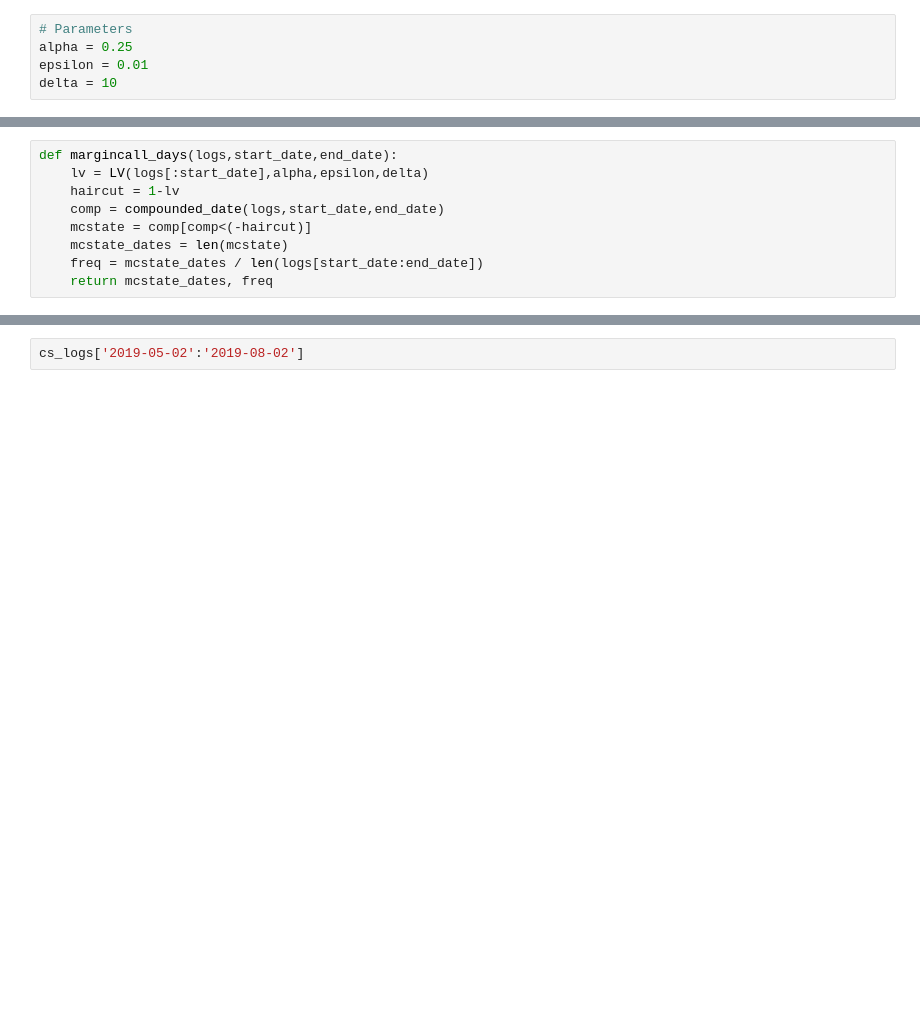
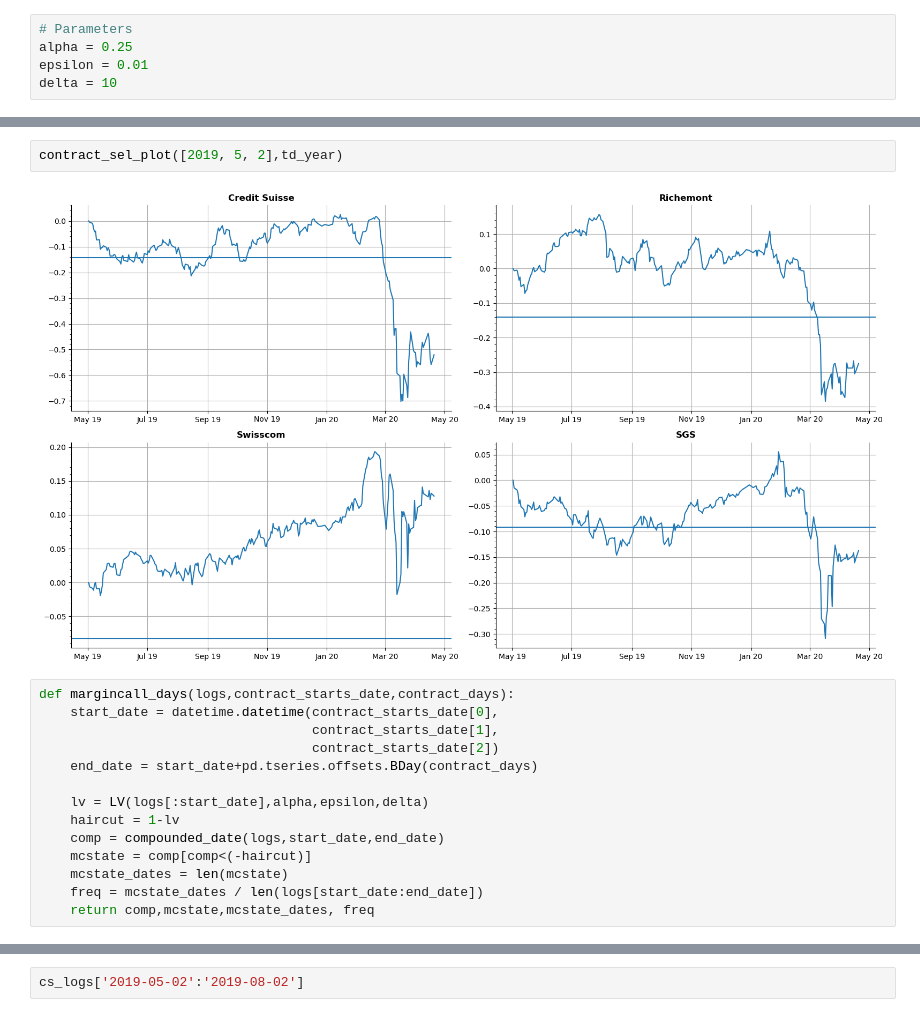
Before and after one commit to hmrug/lombard_modeling, a Jupyter notebook: temp/Stats_and_Model.ipynb, the cells around one changed output, grey strips where cells are left out. Cells and saved outputs as stored; diff of their text form; blank space fills up the shorter version.

```diff
--- a/Stats_and_Model.ipynb
+++ b/temp/Stats_and_Model.ipynb
@@ -570,9 +596,18 @@ ax.yaxis.set_major_formatter(ticker.PercentFormatter())
+# %%
+contract_sel_plot([2019, 5, 2],td_year)
+# %% [output]
+[figure, added]
 # %%
-def margincall_days(logs,start_date,end_date):
+def margincall_days(logs,contract_starts_date,contract_days):
+    start_date = datetime.datetime(contract_starts_date[0],
+                                   contract_starts_date[1],
+                                   contract_starts_date[2])
+    end_date = start_date+pd.tseries.offsets.BDay(contract_days)
+
     lv = LV(logs[:start_date],alpha,epsilon,delta)
     haircut = 1-lv
     comp = compounded_date(logs,start_date,end_date)
     mcstate = comp[comp<(-haircut)]
     mcstate_dates = len(mcstate)
     freq = mcstate_dates / len(logs[start_date:end_date])
-    return mcstate_dates, freq
+    return comp,mcstate,mcstate_dates, freq
```
Also changed, not shown: parts of 12 cells of this notebook, 34 other files.
